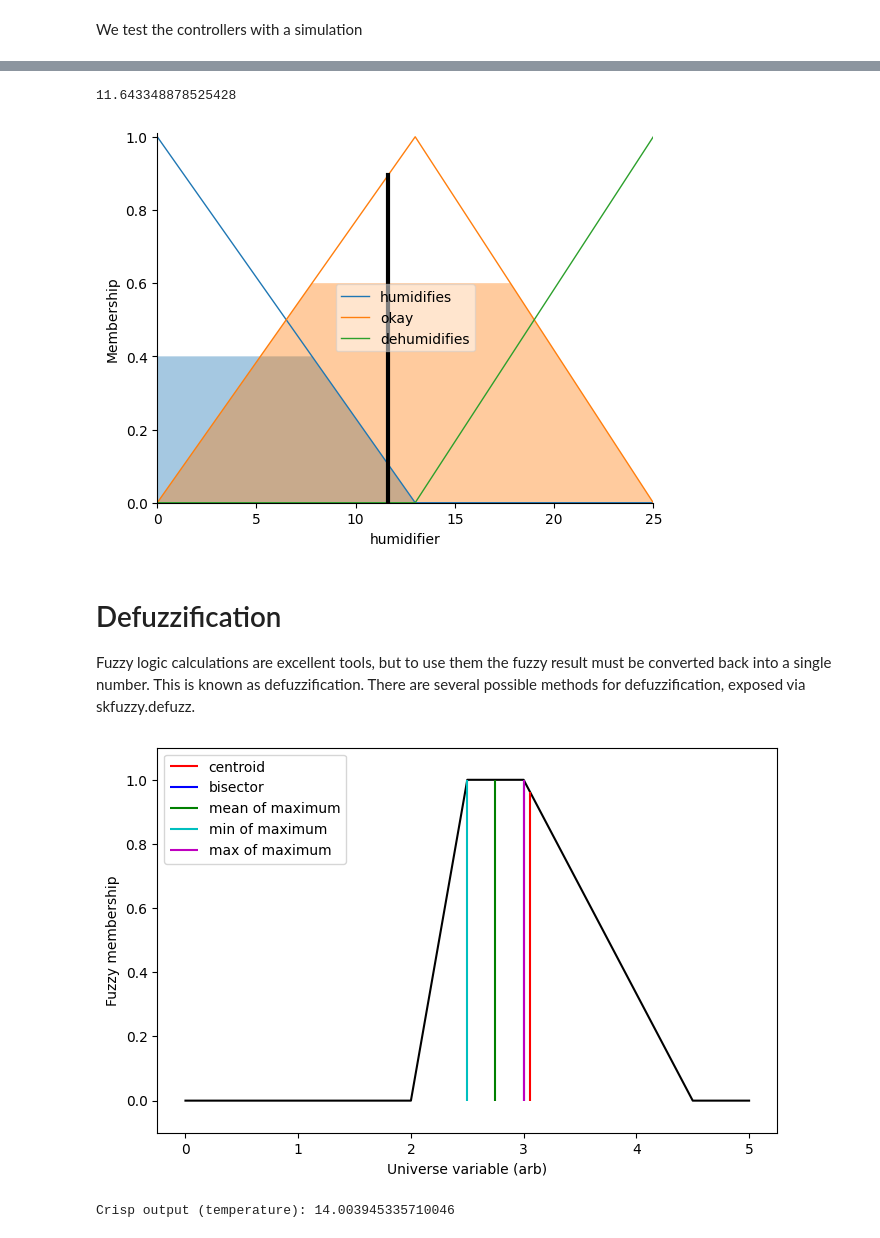
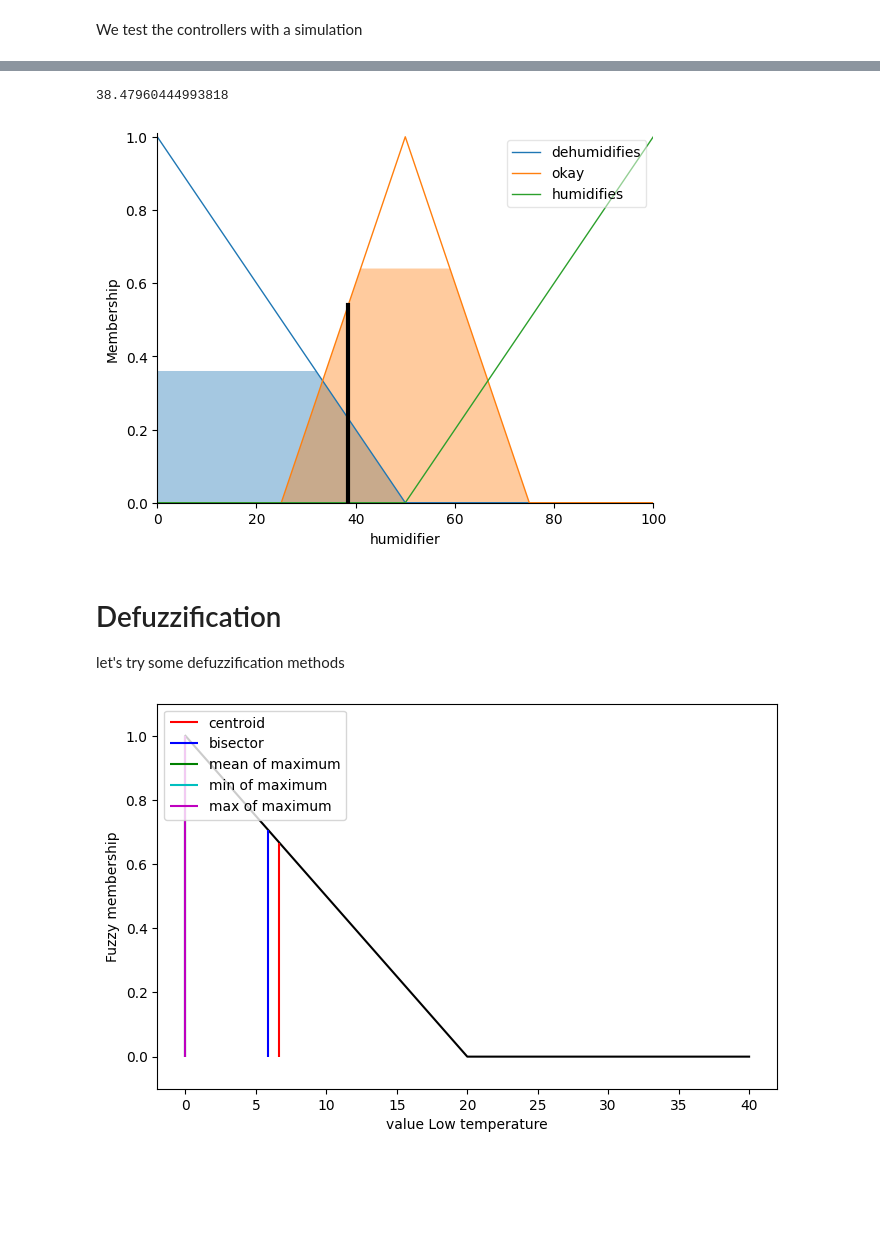
Before and after one commit to martavise/fuzzy-tutorial, a Jupyter notebook: 03_SelfHeatingSystem.ipynb, the cells around one changed output, grey strips where cells are left out. Cells and saved outputs as stored; diff of their text form; code cells hidden in the pictures; blank space fills up the shorter version.

```diff
--- a/03_SelfHeatingSystem.ipynb
+++ b/03_SelfHeatingSystem.ipynb
@@ -13,11 +13,11 @@ from skfuzzy import control as ctrl
 
 # New Antecedent/Consequent objects hold universe variables and membership
 # functions
-degrees = ctrl.Antecedent(np.arange(0, 11, 1), 'degrees')
-temp = ctrl.Consequent(np.arange(0, 26, 1), 'temperature')
-humidity = ctrl.Antecedent(np.arange(0, 11, 1), 'humidity')
+degrees = ctrl.Antecedent(np.arange(0, 41, 1), 'degrees')
+temp = ctrl.Consequent(np.arange(0, 41, 1), 'temperature')
+humidity = ctrl.Antecedent(np.arange(0, 101, 1), 'humidity')
 feeling = ctrl.Antecedent(np.arange(0, 11, 1), 'feeling')
-hum =ctrl.Consequent(np.arange(0, 26, 1), 'humidifier')
+hum =ctrl.Consequent(np.arange(0, 101, 1), 'humidifier')    #percentage
 
 # Auto-membership function population is possible with .automf(3, 5, or 7)
 feeling.automf(3)
@@ -26,12 +26,12 @@ degrees.automf(3)
 
 # Custom membership functions can be built interactively with a familiar,
 # Pythonic API
-temp['low'] = fuzz.trimf(temp.universe, [0, 0, 13])
-temp['medium'] = fuzz.trimf(temp.universe, [0, 13, 25])
-temp['high'] = fuzz.trimf(temp.universe, [13, 25, 25])
-hum['humidifies'] = fuzz.trimf(hum.universe, [0, 0, 13])
-hum['okay'] = fuzz.trimf(hum.universe, [0, 13, 25])
-hum['dehumidifies'] = fuzz.trimf(hum.universe, [13, 25, 25])
+temp['low'] = fuzz.trimf(temp.universe, [0, 0, 20])
+temp['medium'] = fuzz.trimf(temp.universe, [10, 20, 30])
+temp['high'] = fuzz.trimf(temp.universe, [20, 40, 40])
+hum['dehumidifies'] = fuzz.trimf(hum.universe, [0, 0, 50])
+hum['okay'] = fuzz.trimf(hum.universe, [25, 50, 75])
+hum['humidifies'] = fuzz.trimf(hum.universe, [50, 100, 100])
 
 # You can see how these look with .view()
 feeling['average'].view()
@@ -88,7 +88,7 @@ humidity_ctrl = ctrl.ControlSystem([rule2, rule5, rule6])
 #we create a controller for each output
 
 heating = ctrl.ControlSystemSimulation(heating_ctrl)
-humidity = ctrl.ControlSystemSimulation(humidity_ctrl)
+humidify = ctrl.ControlSystemSimulation(humidity_ctrl)
 # %% [markdown]
 We test the controllers with a simulation
 # %%
@@ -110,32 +110,35 @@ temp.view(sim=heating)
 # %%
 # Pass inputs to the ControlSystem using Antecedent labels with Pythonic API
 # Note: if you like passing many inputs all at once, use .inputs(dict_of_data)
-humidity.input['humidity'] = 3
+humidify.input['humidity'] = 68
 
 
 # Crunch the numbers
-humidity.compute()
+humidify.compute()
 
 # Once computed, we can view the result as well as visualize it.
 
-print(humidity.output['humidifier'])
-hum.view(sim=humidity)
+print(humidify.output['humidifier'])
+hum.view(sim=humidify)
 # %% [output]
-11.643348878525428
+38.47960444993818
-[figure, old version]
+[figure, new version]
 # %% [markdown]
 # Defuzzification
 
-Fuzzy logic calculations are excellent tools, but to use them the fuzzy result must be converted back into a single number. This is known as defuzzification.
-There are several possible methods for defuzzification, exposed via skfuzzy.defuzz.
+let's try some defuzzification methods
 # %%
 import matplotlib.pyplot as plt
 
-# Generate trapezoidal membership function on range [0, 1]
-x = np.arange(0, 5.05, 0.1)
-mfx = fuzz.trapmf(x, [2, 2.5, 3, 4.5])
+#having the temperature membership function
+#temp = ctrl.Consequent(np.arange(0, 41, 1), 'temperature')
+#temp['low'] = fuzz.trimf(temp.universe, [0, 0, 20])
+#temp['medium'] = fuzz.trimf(temp.universe, [10, 20, 30])
+#temp['high'] = fuzz.trimf(temp.universe, [20, 40, 40])
+x = temp.universe
+mfx = fuzz.trimf(temp.universe, [0, 0, 20])  #array of mf with low temperature
 
-# Defuzzify this membership function five ways
+
 defuzz_centroid = fuzz.defuzz(x, mfx, 'centroid')  # Same as skfuzzy.centroid
 defuzz_bisector = fuzz.defuzz(x, mfx, 'bisector')
 defuzz_mom = fuzz.defuzz(x, mfx, 'mom')
@@ -160,22 +163,10 @@ plt.plot(x, mfx, 'k')
 for xv, y, label, color in zip(xvals, ymax, labels, colors):
     plt.vlines(xv, 0, y, label=label, color=color)
 plt.ylabel('Fuzzy membership')
-plt.xlabel('Universe variable (arb)')
+plt.xlabel('value Low temperature')
 plt.ylim(-0.1, 1.1)
 plt.legend(loc=2)
 
 plt.show()
 # %% [output]
-[figure, old version]
+[figure, new version]
-# %%
-import matplotlib.pyplot as plt
-
-# Compute your system
-heating.input['feeling'] = 3
-heating.input['degrees'] = 2.4
-heating.compute()
-
-# Print the crisp result
-print("Crisp output (temperature):", heating.output['temperature'])
-# %% [output]
-Crisp output (temperature): 14.003945335710046
```
Also changed, not shown: parts of 8 cells of this notebook.
